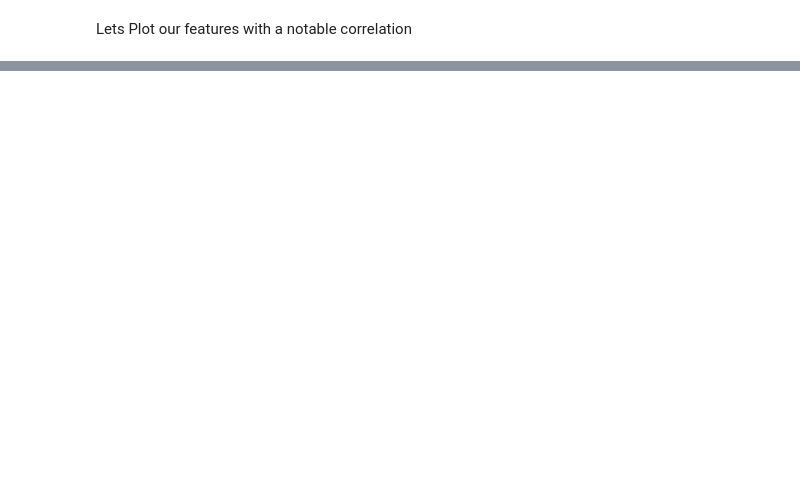
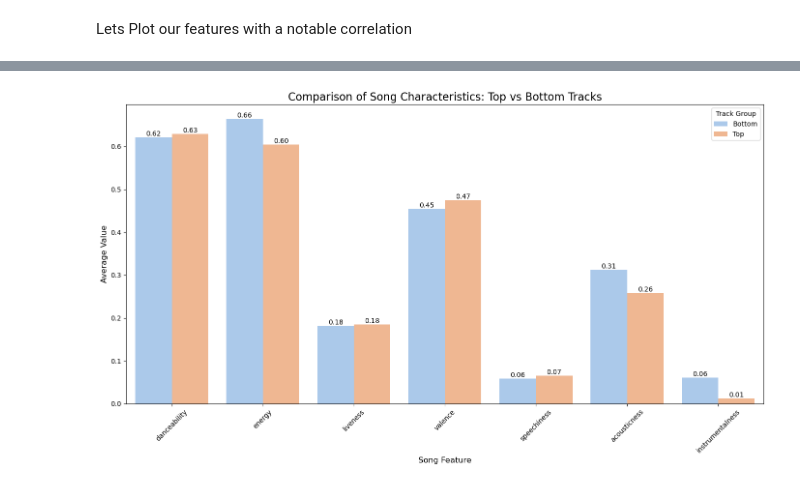
Before and after one commit to mojolemker/3250-data-analytics-template, a Jupyter notebook: code/notebooks/006-trackAnalysis.ipynb, the cells around one changed output, grey strips where cells are left out. Cells and saved outputs as stored; diff of their text form; code cells hidden in the pictures; blank space fills up the shorter version.

Commit message:
Wrapped up coding
Minor changes to artist and genre analysis, major work on track analysis

```diff
--- a/code/notebooks/006-trackAnalysis.ipynb
+++ b/code/notebooks/006-trackAnalysis.ipynb
@@ -80,0 +271,19 @@ plt.show()
+# %%
+# Select only numeric columns
+numeric_cols = combined_tracks.select_dtypes(include='number').columns
+
+# Group by track group and calculate the mean for numeric features
+track_comparison_df = combined_tracks.groupby('track_group', as_index=False)[numeric_cols].mean()
+
+# Melt the DataFrame into long format for visualization
+melted_df = track_comparison_df.melt(
+    id_vars=['track_group'],
+    value_vars=[
+        'danceability', 'energy', 'liveness',
+        'valence', 'speechiness', 'acousticness', 'instrumentalness'
+    ],
+    var_name='Feature',
+    value_name='Average Value'
+)
+
+print(melted_df)
@@ -80,0 +306,29 @@ plt.show()
+# %%
+# Visualization
+plt.figure(figsize=(14, 8))
+
+# Bar plot to compare Top vs Bottom track characteristics
+ax = sns.barplot(
+    data=melted_df,
+    x='Feature',
+    y='Average Value',
+    hue='track_group',
+    palette='pastel',
+    errorbar=None
+)
+
+# Add data labels to each bar
+for container in ax.containers:
+    ax.bar_label(container, fmt="%.2f", label_type='edge', fontsize=10)
+
+# Add titles and labels
+plt.title('Comparison of Song Characteristics: Top vs Bottom Tracks', fontsize=16)
+plt.xlabel('Song Feature', fontsize=12)
+plt.ylabel('Average Value', fontsize=12)
+plt.xticks(rotation=45)
+plt.legend(title='Track Group', loc='upper right')
+plt.tight_layout()
+
+plt.show()
+# %% [output]
+[figure, added]
```
Also changed, not shown: parts of 16 cells of this notebook, 3 other files.
